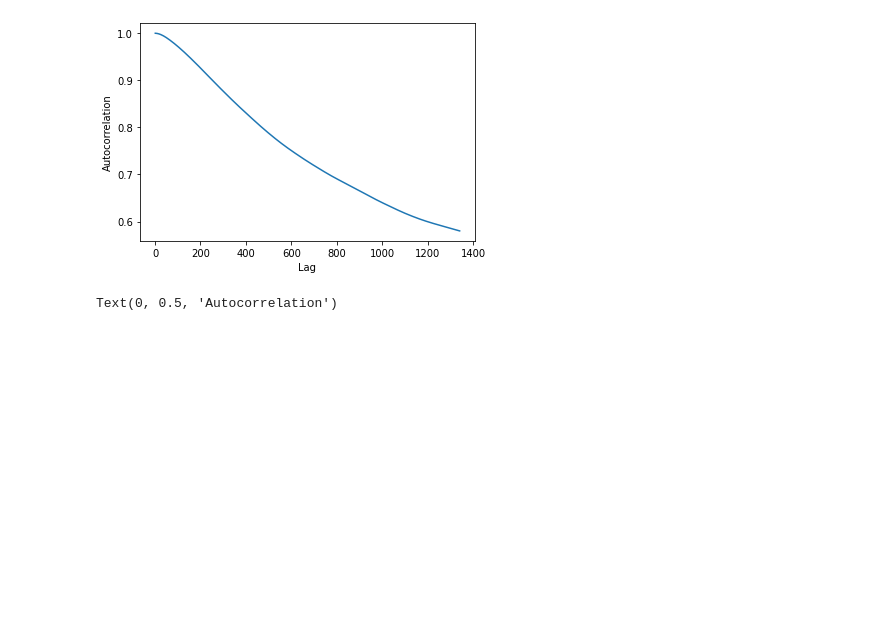
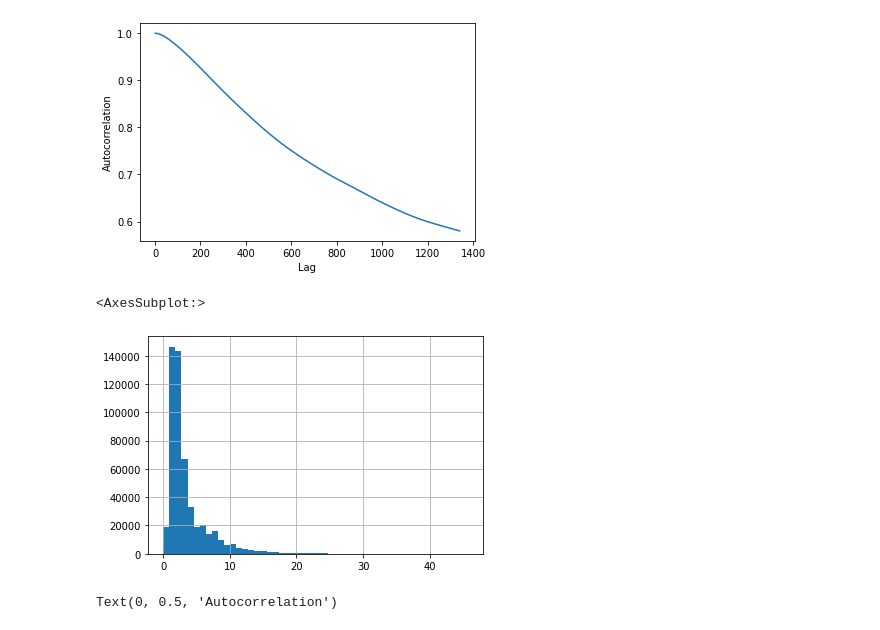
Before and after one commit to SjoerdGn/str-flow-pred-and-control, a Jupyter notebook: data_exploration/exporations_Murray_bb.ipynb, the cells around one changed output. Saved outputs shown, nothing was run; the diff lists cells and outputs as text; code cells hidden in the pictures; blank space fills up the shorter version.

```diff
--- a/data_exploration/exporations_Murray_bb.ipynb
+++ b/data_exploration/exporations_Murray_bb.ipynb
@@ -100,6 +100,11 @@ print("It starts to get interesting from a prediction of 1 to 2 weeks ahead")
 # %% [output]
 It starts to get interesting from a prediction of 1 to 2 weeks ahead
 [figure]
+# %%
+(bb_discharge['Value']*0.02).hist(bins=50)
+# %% [output]
+<AxesSubplot:>
+[figure, added]
 # %%
 lags = np.arange(1,4*24*7*104,4*24)
 autocorr = [bb_discharge['Value'].autocorr(lag=lag) for lag in lags]
```
Also changed, not shown: 2 other files.
